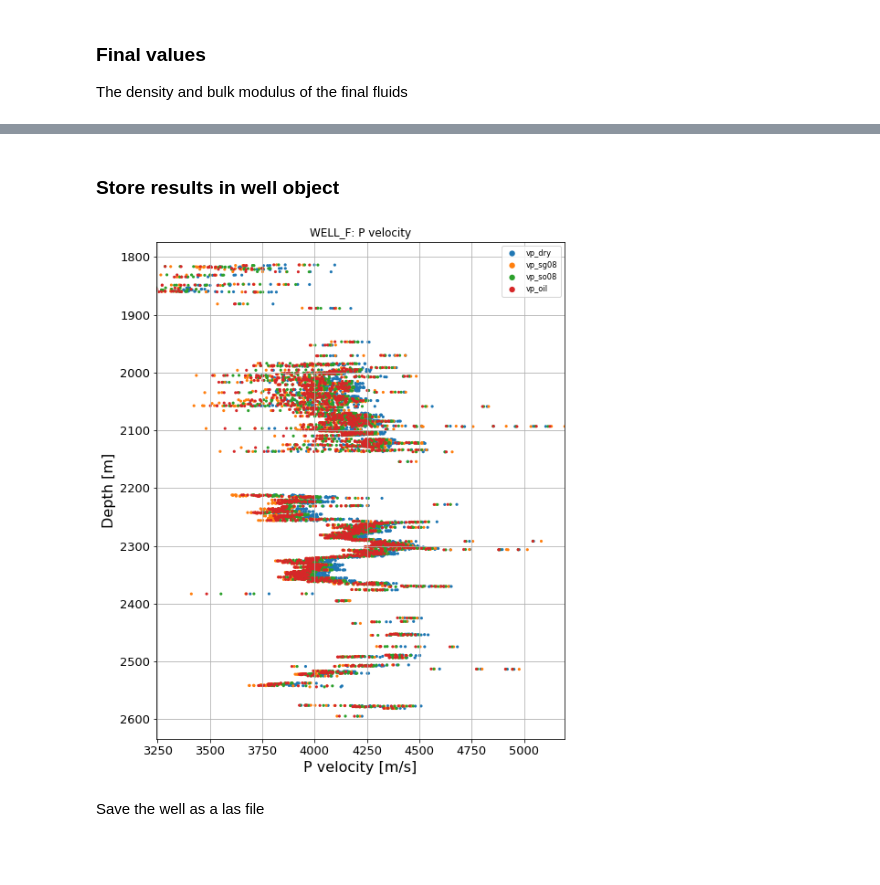
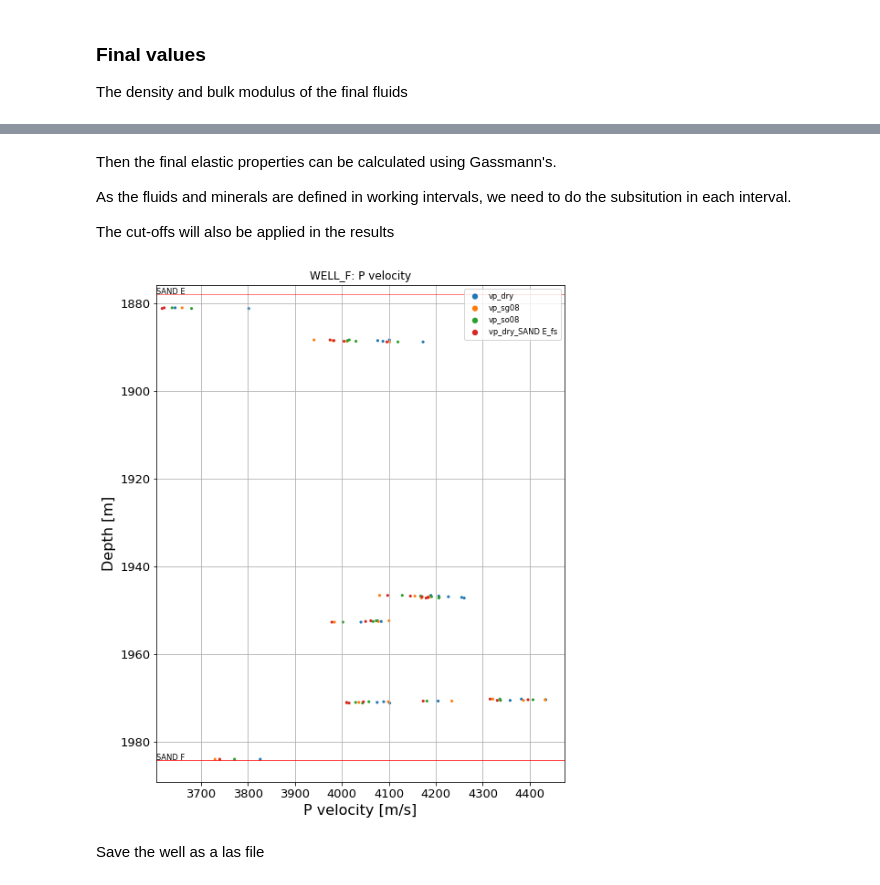
Before and after one commit to emblixt/blixt_rp, a Jupyter notebook: run fluid substitution.ipynb, the cells around one changed output, grey strips where cells are left out. Cells and saved outputs as stored; diff of their text form; code cells hidden in the pictures; blank space fills up the shorter version.

Commit message:
Major change so that the project table and Well().calc_vrh_bounds can use different mineral and fluid mixtures in different working intervals

```diff
--- a/run fluid substitution.ipynb
+++ b/run fluid substitution.ipynb
@@ -149,4 +173,0 @@ Then the final elastic properties can be calculated using Gassmann's
-# %%
-v_p_2, v_s_2, rho_2, k_2 = rp.gassmann_vel(v_p_1, v_s_1, rho_1, k_f1, rho_f1, k_f2, rho_f2, k0, por)
-# %% [markdown]
-### Store results in well object
@@ -169,7 +174,53 @@ w.block['FBlock'].add_log(
+# %% [markdown]
+Then the final elastic properties can be calculated using Gassmann's.
+
+As the fluids and minerals are defined in working intervals, we need to do the subsitution in each interval.
+
+The cut-offs will also be applied in the results
+# %%
+tag = 'fs'  # tag the resulting logs after fluid substitution
+for wi in list(rho_f1_dict.keys()):
+
+    k_f1 = k_f1_dict[wi]
+    rho_f1 = rho_f1_dict[wi]
+
+    k_f2 = k_f2_dict[wi]
+    rho_f2 = rho_f2_dict[wi]
+
+    k0 = k0_dict[wi]
+
+    # calculate the mask for the given cut-offs, and for the given working interval
+    w.calc_mask(cutoffs, wis=wis, wi_name=wi, name='sand_mask')
+    mask = w.block['FBlock'].masks['sand_mask'].data
+
+    # Do the fluid subsititution itself
+    _v_p_2, _v_s_2, _rho_2, _k_2 = rp.gassmann_vel(
+        v_p_1.data, v_s_1.data, rho_1.data, k_f1, rho_f1, k_f2, rho_f2, k0, por)
+
+    # copy the inital LogCurves, so that we can use the copies to hold the fluid substituted values
+    v_p_2 = deepcopy(v_p_1)
+    v_s_2 = deepcopy(v_s_1)
+    rho_2 = deepcopy(rho_1)
+
+    # Add the fluid substituted results to the new LogCurve objects
+    for xx, yy in zip([v_p_2, v_s_2, rho_2], [_v_p_2, _v_s_2, _rho_2]):
+        orig_name = deepcopy(xx.name)
+        xx.name += '_{}_{}'.format(wi.lower().replace(' ','_'), tag.lower())
+        xx.header.name += '_{}_{}'.format(wi.lower().replace(' ','_'), tag.lower())
+        xx.header.desc = 'Fluid substituted {}'.format(orig_name)
+        mod_history = 'Calculated using Gassmann fluid substitution using following\n'
+        mod_history += 'Mineral mixtures: {}\n'.format(mymins.print_minerals(w.well, wi))
+        mod_history += 'Initial fluids: {}\n'.format(
+            myfluids.print_fluids('initial', w.well, wi))
+        mod_history += 'Final fluids: {}\n'.format(
+            myfluids.print_fluids('final', w.well, wi))
+        xx.header.modification_history = mod_history
+        xx.data[mask] = yy[mask]
+        w.block['FBlock'].add_log_curve(xx)
 # %%
-w.depth_plot('P velocity', mask=mask)
+w.depth_plot('P velocity', wis=wis, mask=mask)
 # %% [output]
-[figure, old version]
+[figure, new version]
 # %% [markdown]
 Save the well as a las file
 # %%
```
Also changed, not shown: parts of 28 cells of this notebook, 11 other files.
